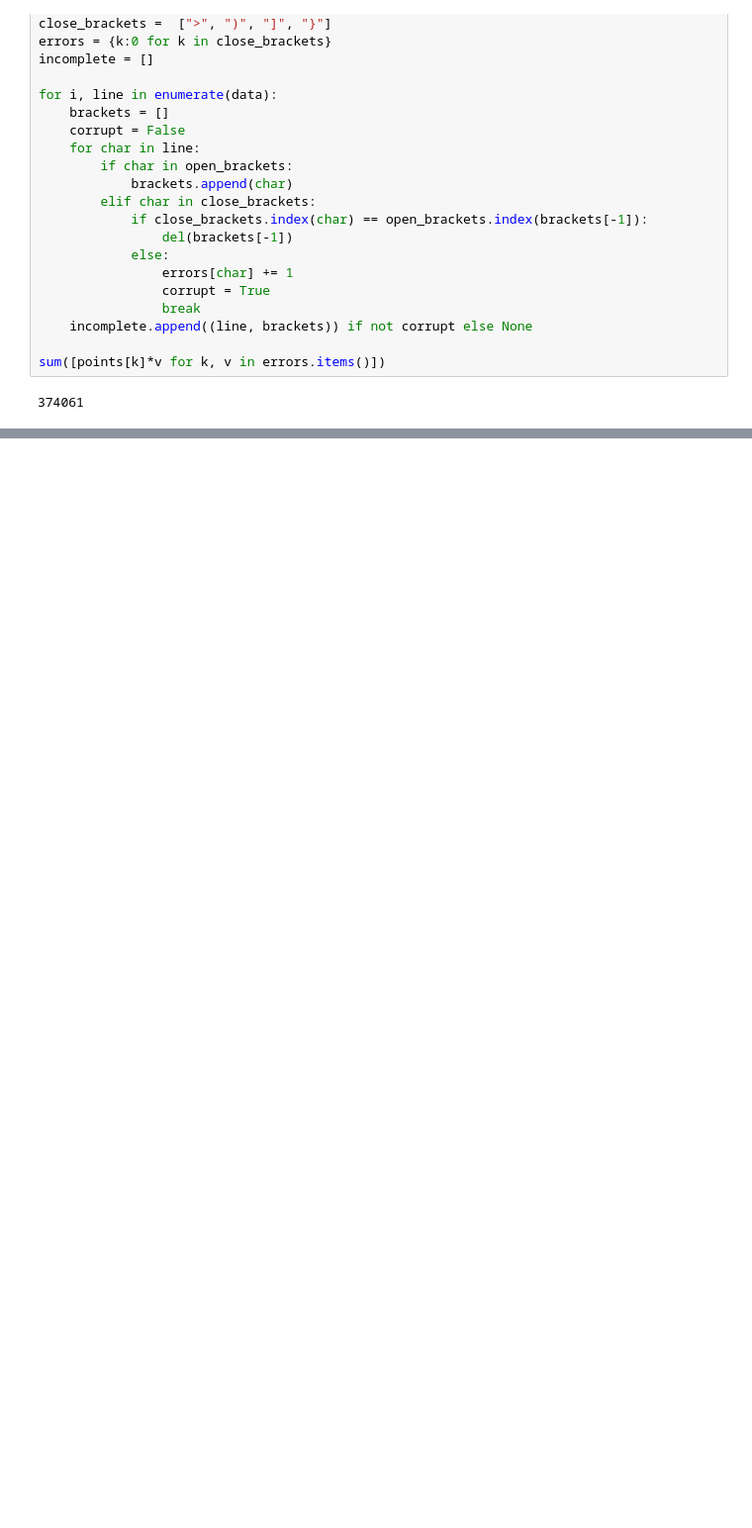
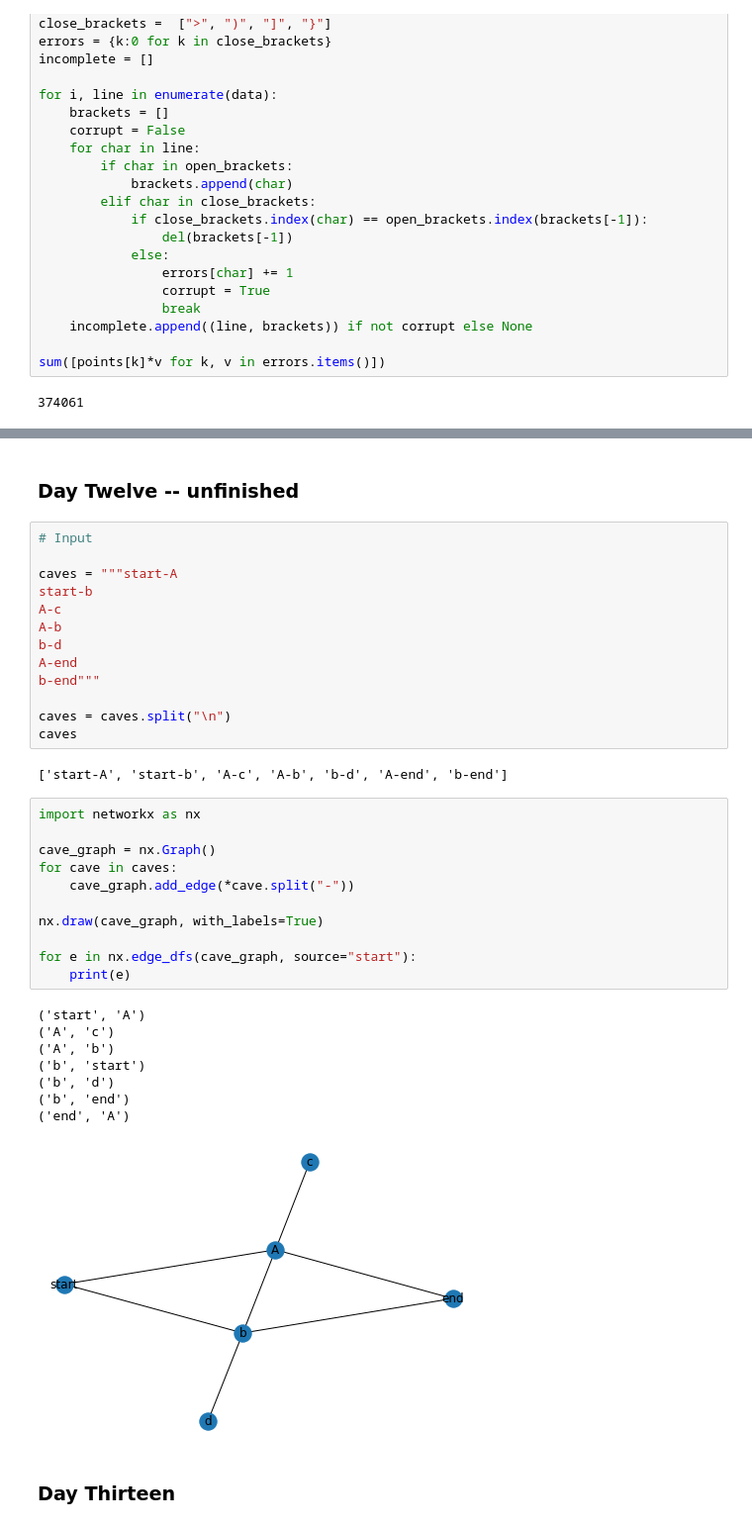
Before and after one commit to dt99jay/Advent-of-Code-2021, a Jupyter notebook: Advent of Code.ipynb, the cells around one changed output, grey strips where cells are left out. Shown at 99% size. Cells and saved outputs as stored; diff of their text form; blank space fills up the shorter version.

```diff
--- a/Advent of Code.ipynb
+++ b/Advent of Code.ipynb
@@ -484,0 +550,39 @@ sorted(scores)[int((len(scores) - 1) / 2)]
+# %% [markdown]
+### Day Twelve -- unfinished
+# %%
+# Input
+
+caves = """start-A
+start-b
+A-c
+A-b
+b-d
+A-end
+b-end"""
+
+caves = caves.split("\n")
+caves
+# %% [output]
+['start-A', 'start-b', 'A-c', 'A-b', 'b-d', 'A-end', 'b-end']
+# %%
+import networkx as nx
+
+cave_graph = nx.Graph()
+for cave in caves:
+    cave_graph.add_edge(*cave.split("-"))
+
+nx.draw(cave_graph, with_labels=True)
+
+for e in nx.edge_dfs(cave_graph, source="start"):
+    print(e)
+# %% [output]
+('start', 'A')
+('A', 'c')
+('A', 'b')
+('b', 'start')
+('b', 'd')
+('b', 'end')
+('end', 'A')
+[figure, added]
+# %% [markdown]
+### Day Thirteen
```
Also changed, not shown: parts of 7 cells of this notebook, 1 other file.
